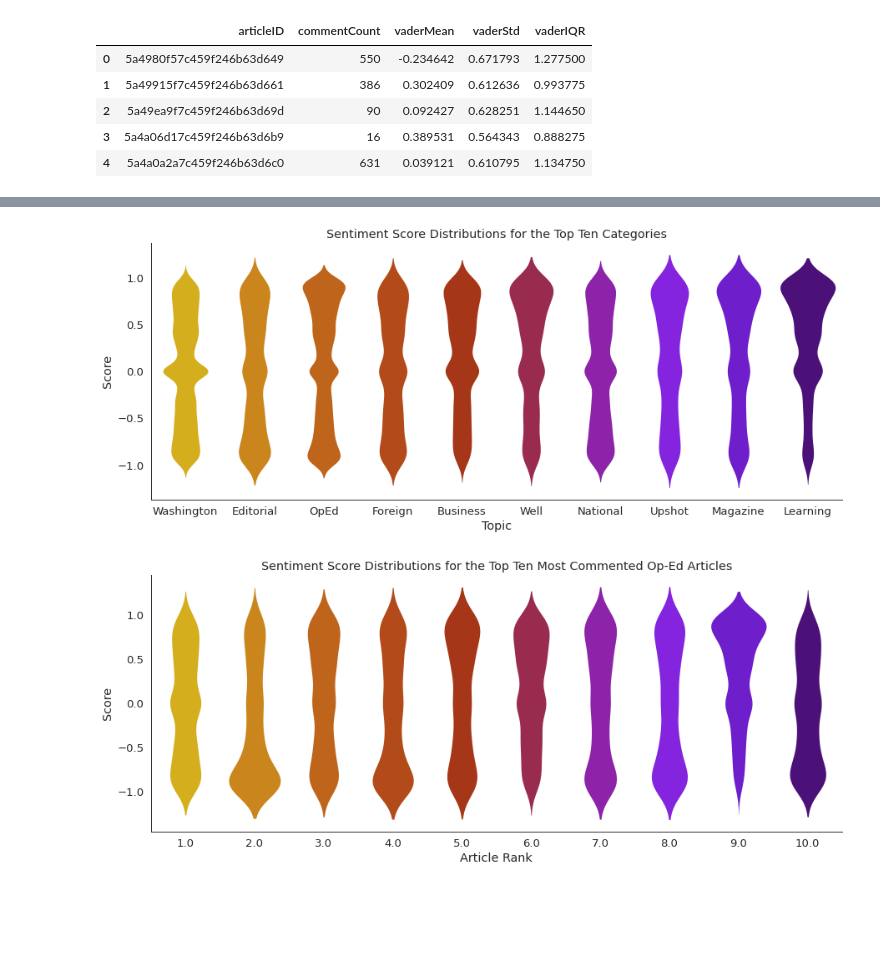
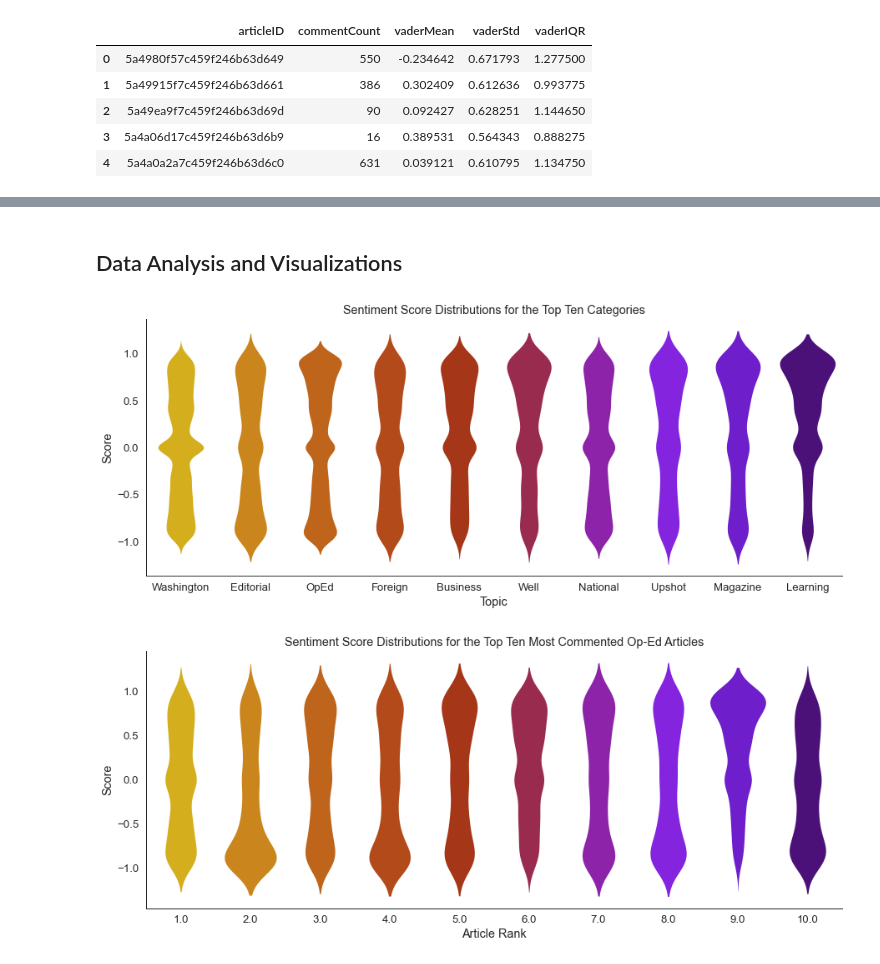
Before and after one commit to advanced-ml-project/project, a Jupyter notebook: sentiment_scores.ipynb, the cells around one changed output, grey strips where cells are left out. Saved outputs shown, nothing was run; the diff lists cells and outputs as text; code cells hidden in the pictures; blank space fills up the shorter version.

Commit message:
updating sentiment scores

```diff
--- a/sentiment_scores.ipynb
+++ b/sentiment_scores.ipynb
@@ -42,8 +40,11 @@ def getScore(string):
 # data import
 # Note: for initial testing using NYT article dataset
 file_path = './'
+data_comment_file = "CommentsJan2018.csv"
+data_post_file = "ArticlesJan2018.csv"
+export_name = "df_w_scores.csv"
 
-comments = pd.read_csv(file_path + "data/CommentsJan2018.csv")
+comments = pd.read_csv(file_path + "data/" + data_comment_file)
 # %%
 # applying scores
 comments["vaderScore"] = comments["commentBody"].map(getScore)
@@ -95,9 +93,10 @@ articles.head()
+# %% [markdown]
+## Data Analysis and Visualizations
 # %%
-sns.set_theme(context='paper',
-                  style='white',
-                  palette='gnuplot_r',
-                  font='sans-serif',
-                  font_scale=1.5,)
+sns.set(context='paper',
+        style='white',
+        font='sans-serif',
+        font_scale=1.5,)
 # %%
 # graphing the top 10 categories
 
@@ -113,7 +112,7 @@ top10_comments = comments[comments['newDesk'].isin(top10)]
 
 plot = sns.catplot(y="vaderScore", x="newDesk",
             kind="violin", data=top10_comments,
-            inner='quartile',
+            inner='quartile', palette='gnuplot_r',
             split=True, linewidth=0,
             aspect=2.5,)
 
@@ -122,38 +121,38 @@ plot.set(title="Sentiment Score Distributions for the Top Ten Categories",
 
 plot.savefig(file_path + "images/top10.png")
 # %% [output]
-[figure, old version]
+[figure, new version]
 # %%
 # sample topic top ten articles
 
 oped_ranked = (comments[comments['newDesk'] == 'OpEd']
               .groupby('articleID')['newDesk'].count().reset_index()
               .sort_values('newDesk', ascending=False))
 
 oped_ranked['rank'] = oped_ranked['newDesk'].rank(ascending=False)
 oped_top10 = oped_ranked[oped_ranked['rank'] <= 10 ].articleID
 
 oped_top10_comments = comments[comments['articleID'].isin(oped_top10)]
 
 oped_top10_comments = oped_top10_comments.merge(oped_ranked,
                                                 on='articleID',
                                                 how='left')
 
 # create plot
 
 plot = sns.catplot(y="vaderScore", x='rank',
             kind="violin", data=oped_top10_comments,
-            inner='quartile',
+            inner='quartile', palette='gnuplot_r',
             split=True, linewidth=0,
             aspect=2.5)
 
 plot.set(title="Sentiment Score Distributions for the Top Ten" +
          " Most Commented Op-Ed Articles",
          ylabel="Score", xlabel="Article Rank")
 
 plot.savefig(file_path + "images/oped_top10.png")
 # %% [output]
-[figure, old version]
+[figure, new version]
 # %%
 # graphing comment counts
 
```
Also changed, not shown: parts of 4 cells of this notebook, 4 other files.
